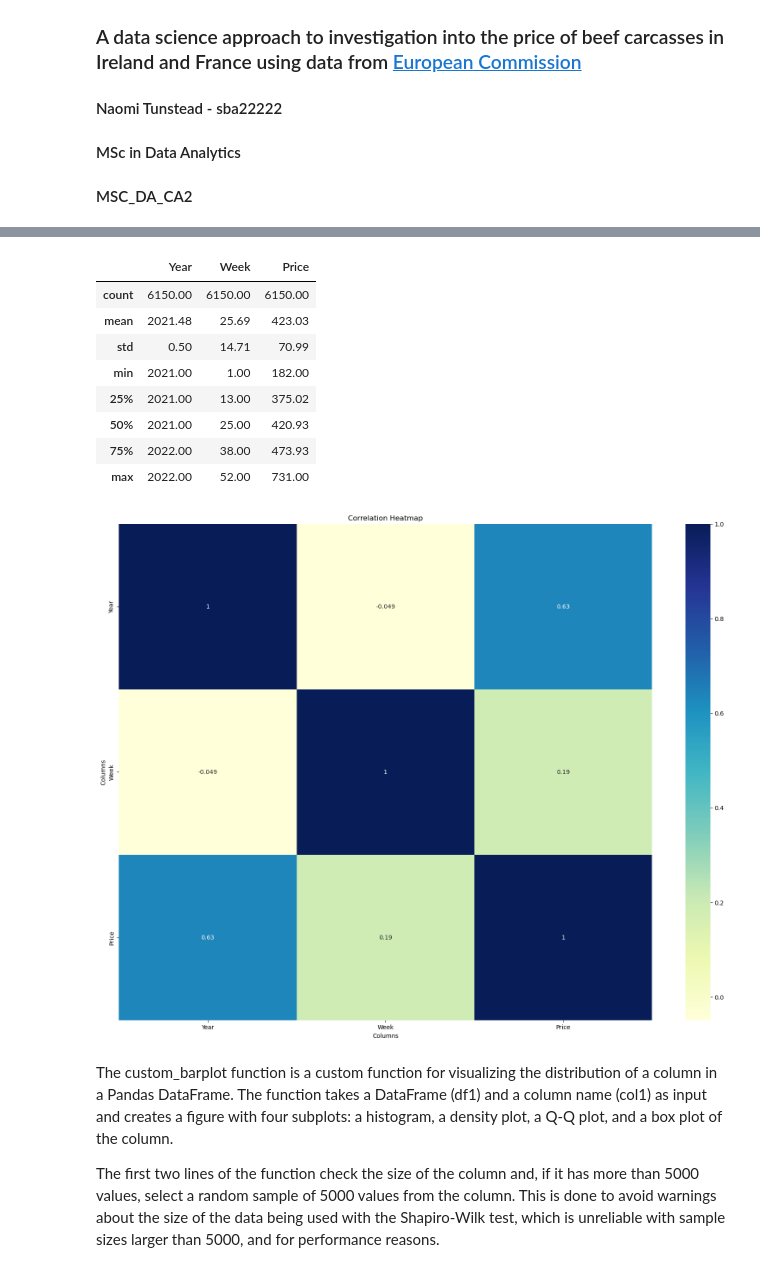
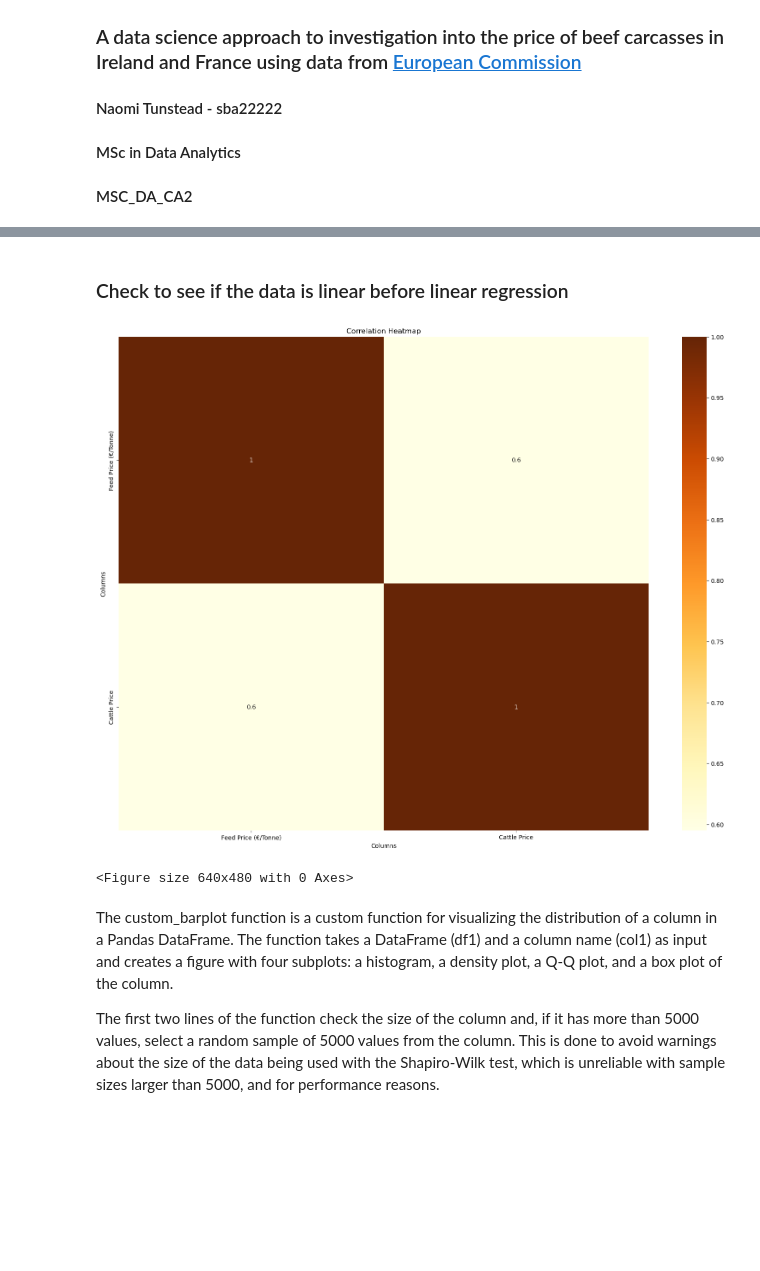
Before and after one commit to sba22222/CA2, a Jupyter notebook: CA2_TAKE2.ipynb, the cells around one changed output, grey strips where cells are left out. Drawn from its saved outputs; the diff is of its cells as text; code cells hidden in the pictures; blank space fills up the shorter version.

```diff
--- a/CA2_TAKE2.ipynb
+++ b/CA2_TAKE2.ipynb
@@ -199,2 +263,5 @@ df_joined
+# %%
+# Rename columns 'Price' and 'Price (€/Tonne)' to 'Cattle Price' and 'Feed Price (€/Tonne)' so there is no confusion
+df = df.rename(columns={'Price': 'Cattle Price', 'Price (€/Tonne)': 'Feed Price (€/Tonne)'})
 # %%
 # Count the number of null values in each column
@@ -340,0 +276,3 @@ df.describe()
+# %%
+# Swap 'Price' column to be target variable
+df = df[['Reference period', 'Member State', 'Feed Price (€/Tonne)', 'Category', 'Cattle Price']]
@@ -340,0 +290,6 @@ df.describe()
+# %%
+# Forward fill the missing values in the "Price (€/Tonne)" column
+df["Feed Price (€/Tonne)"].bfill(inplace=True)
+
+# Check result
+print(df)
@@ -372,3 +360,0 @@ plt.ylabel('Frequency');
-# %%
-# Drop the unit column
-df = df.drop(columns=['Begin Date', 'End Date'])
@@ -398,37 +361,28 @@ memory usage: 288.4+ KB
-# %%
-pd.set_option('display.float_format', '{:.2f}'.format)
-df.describe()
-# %% [output]
-|  | Year | Week | Price |
-| count | 6150.00 | 6150.00 | 6150.00 |
-| mean | 2021.48 | 25.69 | 423.03 |
-| std | 0.50 | 14.71 | 70.99 |
-| min | 2021.00 | 1.00 | 182.00 |
-| 25% | 2021.00 | 13.00 | 375.02 |
-| 50% | 2021.00 | 25.00 | 420.93 |
-| 75% | 2022.00 | 38.00 | 473.93 |
-| max | 2022.00 | 52.00 | 731.00 |
+# %% [markdown]
+### Check to see if the data is linear before linear regression
 # %%
 # Compute the Pearson correlation between all pairs of columns
 c_df = df.corr(method='pearson')
 
 # Create a figure and axes
 fig, ax = plt.subplots(figsize=(20, 15))
 
 # Use the seaborn heatmap function to create a heatmap of the correlations
-sns.heatmap(c_df, cmap='YlGnBu', annot=True)
+sns.heatmap(c_df, cmap='YlOrBr', annot=True)
 
 # Set the plot title and labels
 plt.title('Correlation Heatmap')
 plt.xlabel('Columns')
 plt.ylabel('Columns')
 
 # Show the plot
 plt.show()
 
-#plt.savefig('./Images/Img_13_BusDataframeCorHeatmap.svg')
+# Save the image else where to be used in report
+plt.savefig('./Images/4_pearson_corr_heatmap.svg')
 # %% [output]
-[figure, old version]
+[figure, new version]
+<Figure size 640x480 with 0 Axes>
 # %% [markdown]
 The custom_barplot function is a custom function for visualizing the distribution of a column in a Pandas DataFrame. The function takes a DataFrame (df1) and a column name (col1) as input and creates a figure with four subplots: a histogram, a density plot, a Q-Q plot, and a box plot of the column.
 
```
Also changed, not shown: parts of 66 cells of this notebook.
